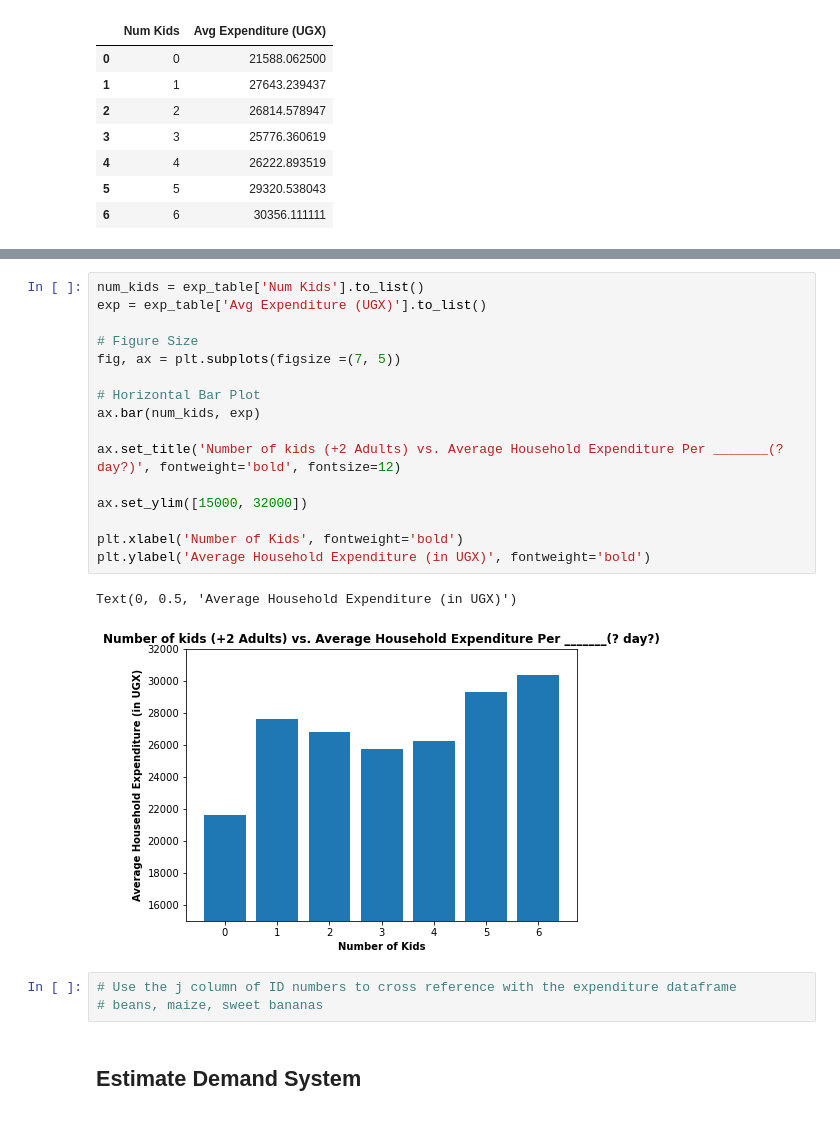
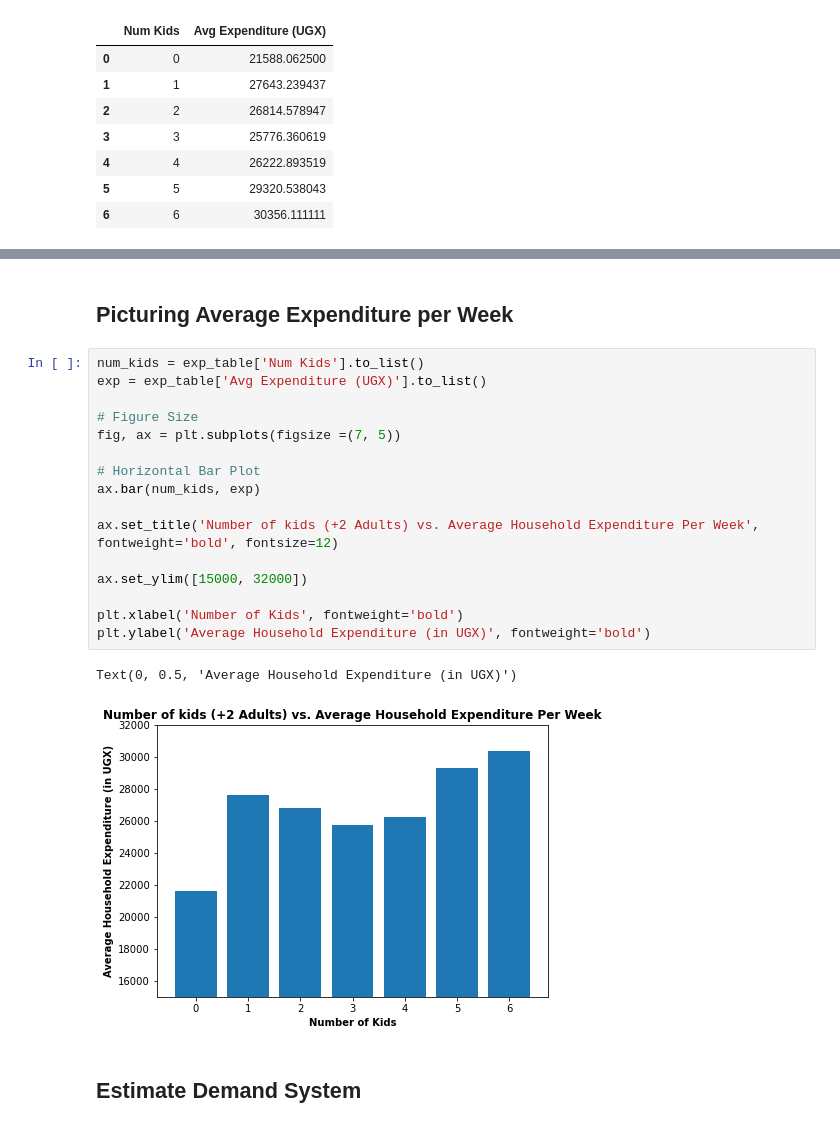
Before and after one commit to saraya38/EEP153Project4, a Jupyter notebook: Project4.ipynb, the cells around one changed output, grey strips where cells are left out. Saved outputs shown, nothing was run; the diff lists cells and outputs as text.

```diff
--- a/Project4.ipynb
+++ b/Project4.ipynb
@@ -381,24 +377,23 @@ exp_table
+# %% [markdown]
+## Picturing Average Expenditure per Week
 # %%
 num_kids = exp_table['Num Kids'].to_list()
 exp = exp_table['Avg Expenditure (UGX)'].to_list()
 
 # Figure Size
 fig, ax = plt.subplots(figsize =(7, 5))
 
 # Horizontal Bar Plot
 ax.bar(num_kids, exp)
 
-ax.set_title('Number of kids (+2 Adults) vs. Average Household Expenditure Per _______(? day?)', fontweight='bold', fontsize=12)
+ax.set_title('Number of kids (+2 Adults) vs. Average Household Expenditure Per Week', fontweight='bold', fontsize=12)
 
 ax.set_ylim([15000, 32000])
 
 plt.xlabel('Number of Kids', fontweight='bold')
 plt.ylabel('Average Household Expenditure (in UGX)', fontweight='bold')
 # %% [output]
 Text(0, 0.5, 'Average Household Expenditure (in UGX)')
-[figure, old version]
+[figure, new version]
-# %%
-# Use the j column of ID numbers to cross reference with the expenditure dataframe
-# beans, maize, sweet bananas
 # %% [markdown]
 ## Estimate Demand System
```
Also changed, not shown: parts of 36 cells of this notebook.
